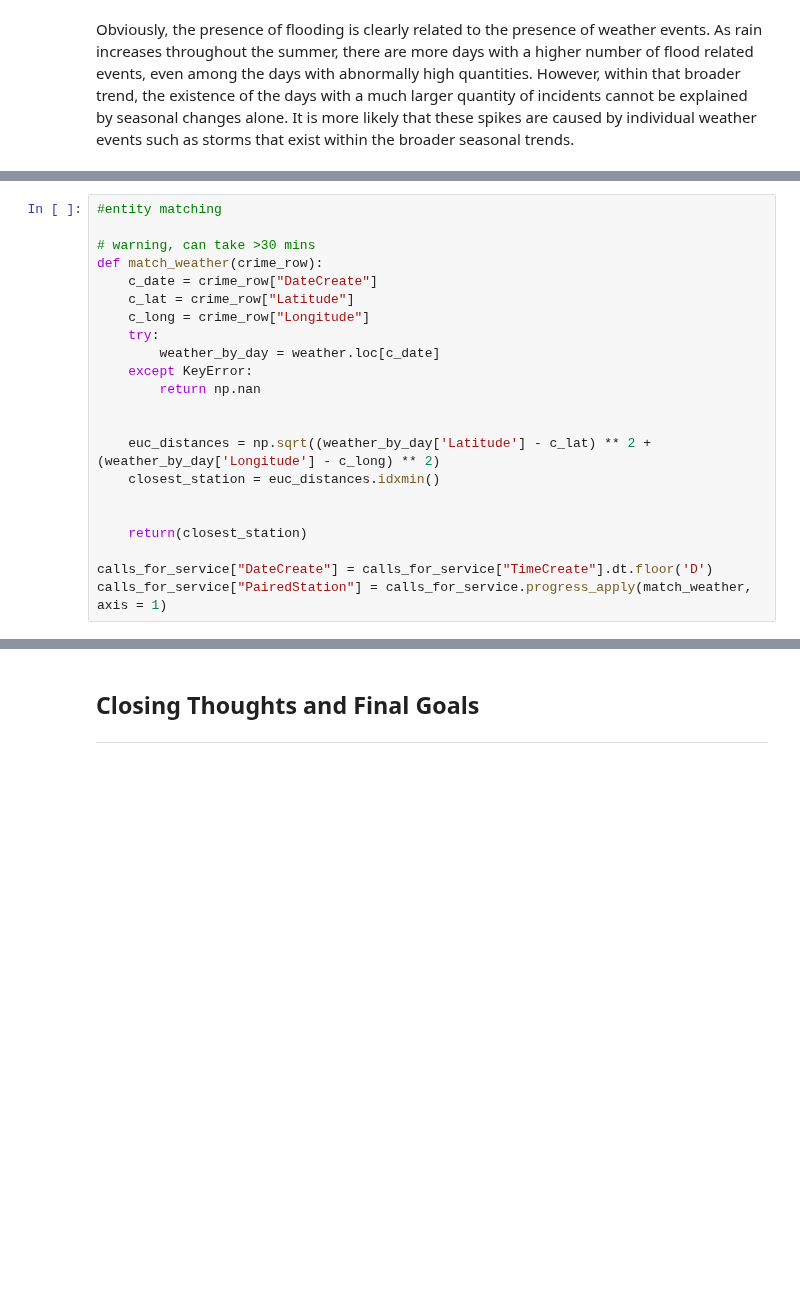
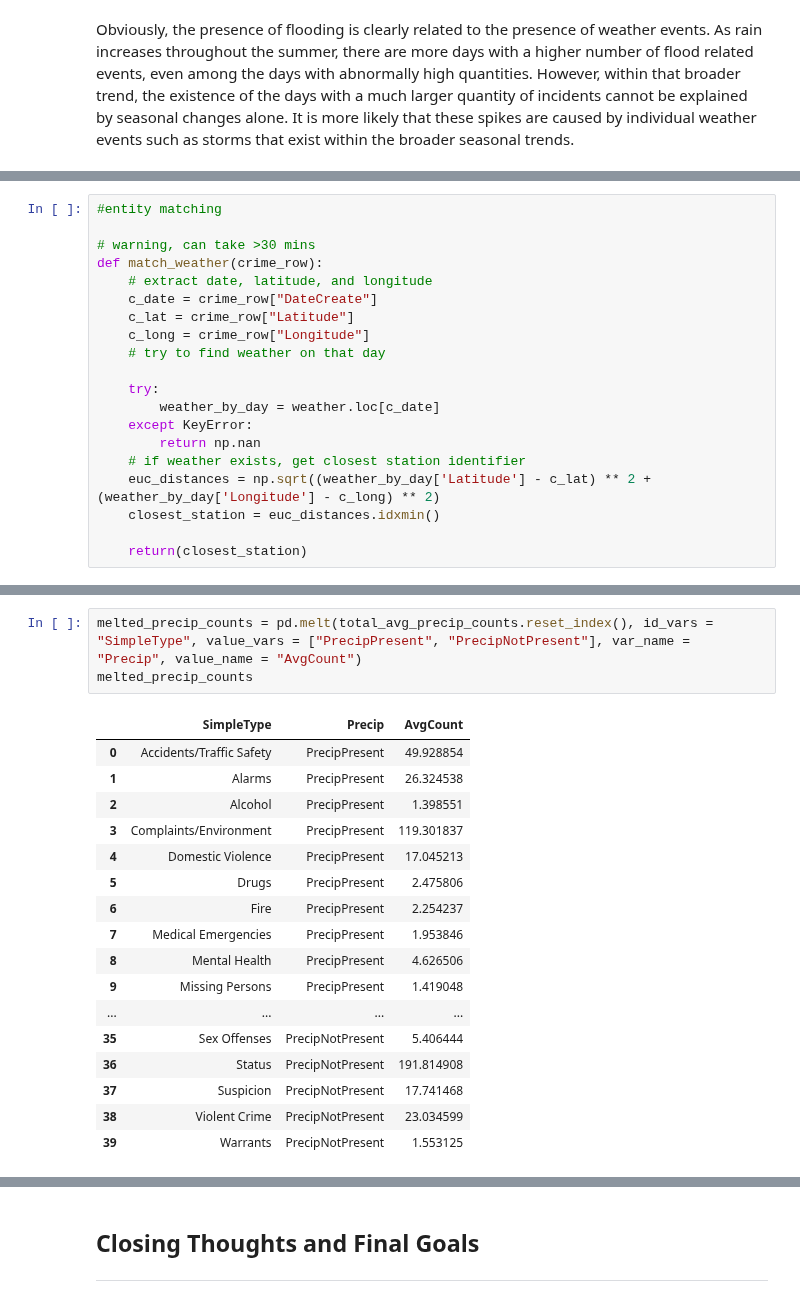
Before and after one commit to outlawhayden/weather-crime, a Jupyter notebook: notebooks/Milestone2.ipynb, the cells around one changed output, grey strips where cells are left out. Cells and saved outputs as stored; diff of their text form; blank space fills up the shorter version.

```diff
--- a/notebooks/Milestone2.ipynb
+++ b/notebooks/Milestone2.ipynb
@@ -753,20 +624,18 @@ For a crime, given the date it occurred on, match it to weather from that day th
 
 # warning, can take >30 mins
 def match_weather(crime_row):
+    # extract date, latitude, and longitude
     c_date = crime_row["DateCreate"]
     c_lat = crime_row["Latitude"]
     c_long = crime_row["Longitude"]
+    # try to find weather on that day
+
     try:
         weather_by_day = weather.loc[c_date]
     except KeyError:
         return np.nan
-
-
+    # if weather exists, get closest station identifier
     euc_distances = np.sqrt((weather_by_day['Latitude'] - c_lat) ** 2 + (weather_by_day['Longitude'] - c_long) ** 2)
     closest_station = euc_distances.idxmin()
 
-
     return(closest_station)
-
-calls_for_service["DateCreate"] = calls_for_service["TimeCreate"].dt.floor('D')
-calls_for_service["PairedStation"] = calls_for_service.progress_apply(match_weather, axis = 1)
@@ -788,0 +732,21 @@ if not os.path.exists(match_table_path):
+# %%
+melted_precip_counts = pd.melt(total_avg_precip_counts.reset_index(), id_vars = "SimpleType", value_vars = ["PrecipPresent", "PrecipNotPresent"], var_name = "Precip", value_name = "AvgCount")
+melted_precip_counts
+# %% [output]
+|  | SimpleType | Precip | AvgCount |
+| 0 | Accidents/Traffic Safety | PrecipPresent | 49.928854 |
+| 1 | Alarms | PrecipPresent | 26.324538 |
+| 2 | Alcohol | PrecipPresent | 1.398551 |
+| 3 | Complaints/Environment | PrecipPresent | 119.301837 |
+| 4 | Domestic Violence | PrecipPresent | 17.045213 |
+| 5 | Drugs | PrecipPresent | 2.475806 |
+| 6 | Fire | PrecipPresent | 2.254237 |
+| 7 | Medical Emergencies | PrecipPresent | 1.953846 |
+| 8 | Mental Health | PrecipPresent | 4.626506 |
+| 9 | Missing Persons | PrecipPresent | 1.419048 |
+| ... | ... | ... | ... |
+| 35 | Sex Offenses | PrecipNotPresent | 5.406444 |
+| 36 | Status | PrecipNotPresent | 191.814908 |
+| 37 | Suspicion | PrecipNotPresent | 17.741468 |
+| 38 | Violent Crime | PrecipNotPresent | 23.034599 |
+| 39 | Warrants | PrecipNotPresent | 1.553125 |
```
Also changed, not shown: parts of 36 cells of this notebook, 4 other files.
